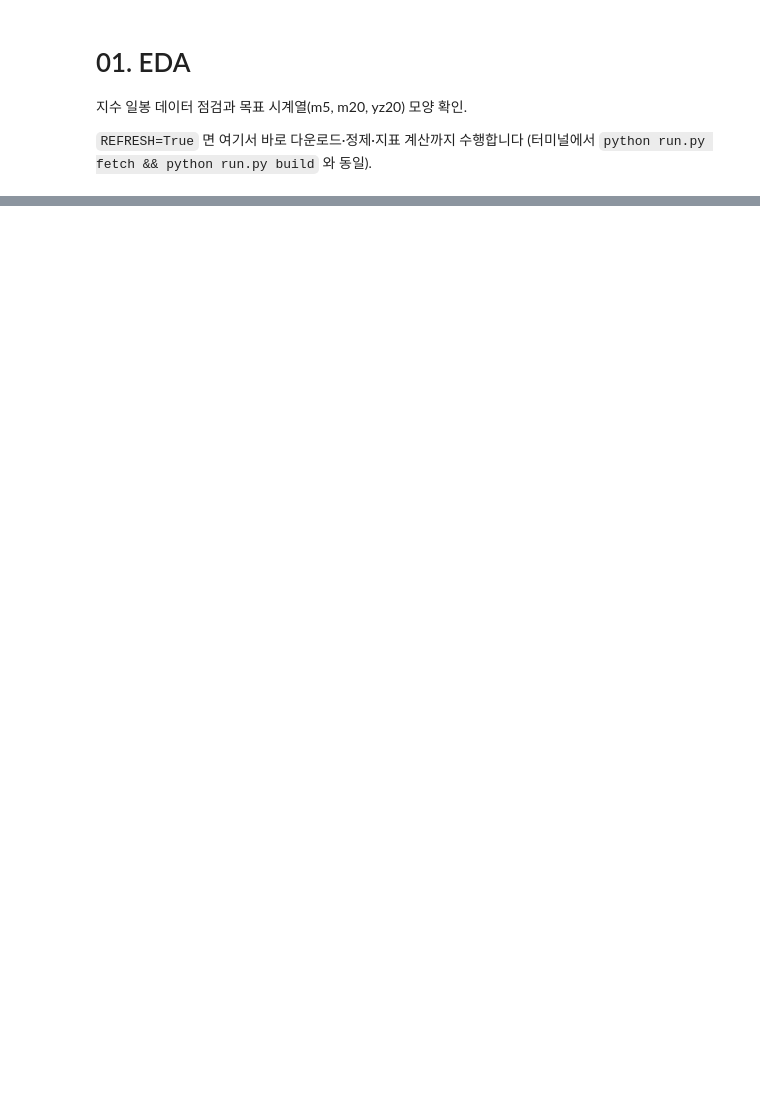
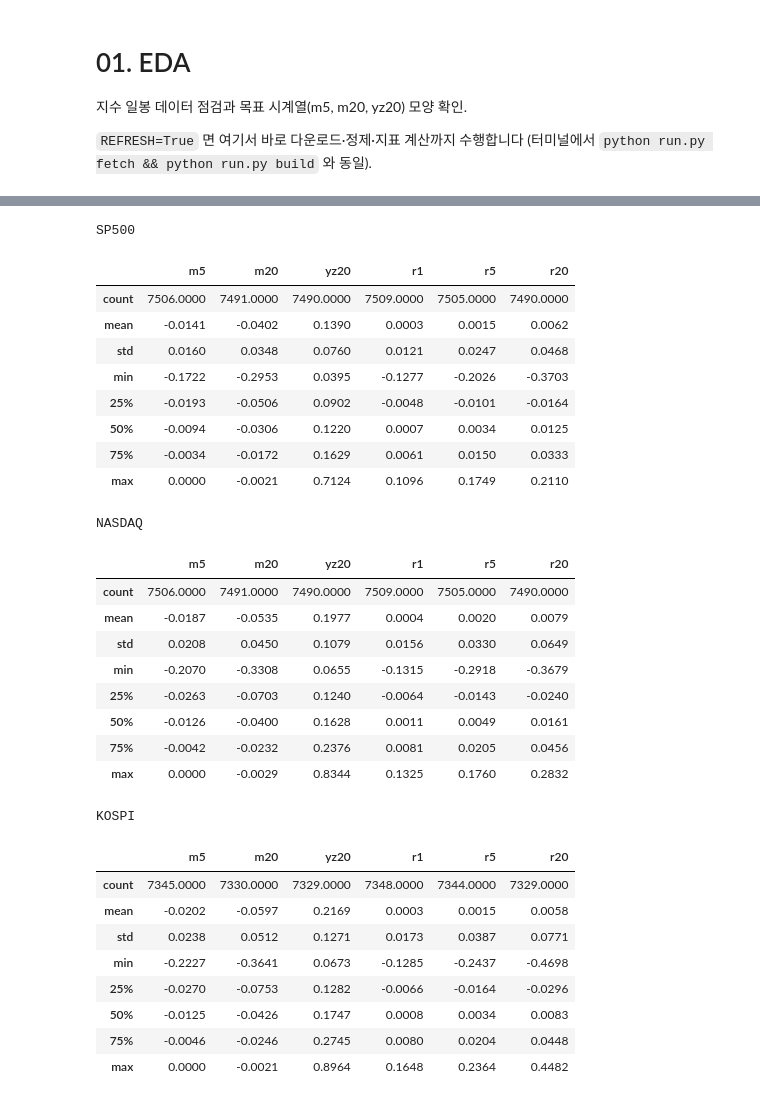
Before and after one commit to lhlindaeyo/Timestral_Experiment_in_Finance, a Jupyter notebook: notebooks/01_eda.ipynb, the cells around one changed output, grey strips where cells are left out. Saved outputs shown, nothing was run; the diff lists cells and outputs as text; code cells hidden in the pictures; blank space fills up the shorter version.

```diff
--- a/notebooks/01_eda.ipynb
+++ b/notebooks/01_eda.ipynb
@@ -37,4 +53,35 @@ pd.DataFrame({k: {a: (len(b) if isinstance(b, list) else b) for a, b in v.items(
 # %%
 for k, d in data.items():
     print(k)
-    display(d[["m5", "m20", "yz20"]].describe().round(4))
+    display(d[["m5", "m20", "yz20", "r1", "r5", "r20"]].describe().round(4))
+# %% [output]
+SP500
+|  | m5 | m20 | yz20 | r1 | r5 | r20 |
+| count | 7506.0000 | 7491.0000 | 7490.0000 | 7509.0000 | 7505.0000 | 7490.0000 |
+| mean | -0.0141 | -0.0402 | 0.1390 | 0.0003 | 0.0015 | 0.0062 |
+| std | 0.0160 | 0.0348 | 0.0760 | 0.0121 | 0.0247 | 0.0468 |
+| min | -0.1722 | -0.2953 | 0.0395 | -0.1277 | -0.2026 | -0.3703 |
+| 25% | -0.0193 | -0.0506 | 0.0902 | -0.0048 | -0.0101 | -0.0164 |
+| 50% | -0.0094 | -0.0306 | 0.1220 | 0.0007 | 0.0034 | 0.0125 |
+| 75% | -0.0034 | -0.0172 | 0.1629 | 0.0061 | 0.0150 | 0.0333 |
+| max | 0.0000 | -0.0021 | 0.7124 | 0.1096 | 0.1749 | 0.2110 |
+NASDAQ
+|  | m5 | m20 | yz20 | r1 | r5 | r20 |
+| count | 7506.0000 | 7491.0000 | 7490.0000 | 7509.0000 | 7505.0000 | 7490.0000 |
+| mean | -0.0187 | -0.0535 | 0.1977 | 0.0004 | 0.0020 | 0.0079 |
+| std | 0.0208 | 0.0450 | 0.1079 | 0.0156 | 0.0330 | 0.0649 |
+| min | -0.2070 | -0.3308 | 0.0655 | -0.1315 | -0.2918 | -0.3679 |
+| 25% | -0.0263 | -0.0703 | 0.1240 | -0.0064 | -0.0143 | -0.0240 |
+| 50% | -0.0126 | -0.0400 | 0.1628 | 0.0011 | 0.0049 | 0.0161 |
+| 75% | -0.0042 | -0.0232 | 0.2376 | 0.0081 | 0.0205 | 0.0456 |
+| max | 0.0000 | -0.0029 | 0.8344 | 0.1325 | 0.1760 | 0.2832 |
+KOSPI
+|  | m5 | m20 | yz20 | r1 | r5 | r20 |
+| count | 7345.0000 | 7330.0000 | 7329.0000 | 7348.0000 | 7344.0000 | 7329.0000 |
+| mean | -0.0202 | -0.0597 | 0.2169 | 0.0003 | 0.0015 | 0.0058 |
+| std | 0.0238 | 0.0512 | 0.1271 | 0.0173 | 0.0387 | 0.0771 |
+| min | -0.2227 | -0.3641 | 0.0673 | -0.1285 | -0.2437 | -0.4698 |
+| 25% | -0.0270 | -0.0753 | 0.1282 | -0.0066 | -0.0164 | -0.0296 |
+| 50% | -0.0125 | -0.0426 | 0.1747 | 0.0008 | 0.0034 | 0.0083 |
+| 75% | -0.0046 | -0.0246 | 0.2745 | 0.0080 | 0.0204 | 0.0448 |
+| max | 0.0000 | -0.0021 | 0.8964 | 0.1648 | 0.2364 | 0.4482 |
```
Also changed, not shown: parts of 4 cells of this notebook, 11 other files.
